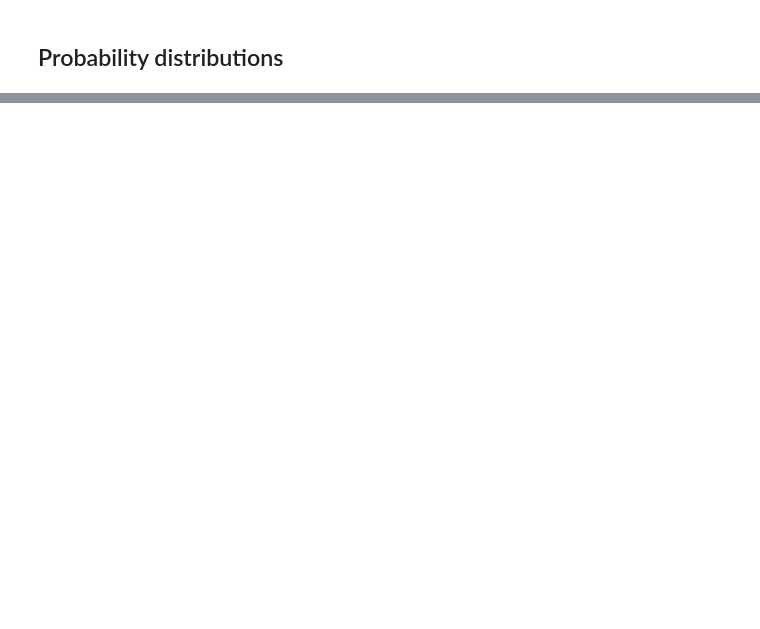
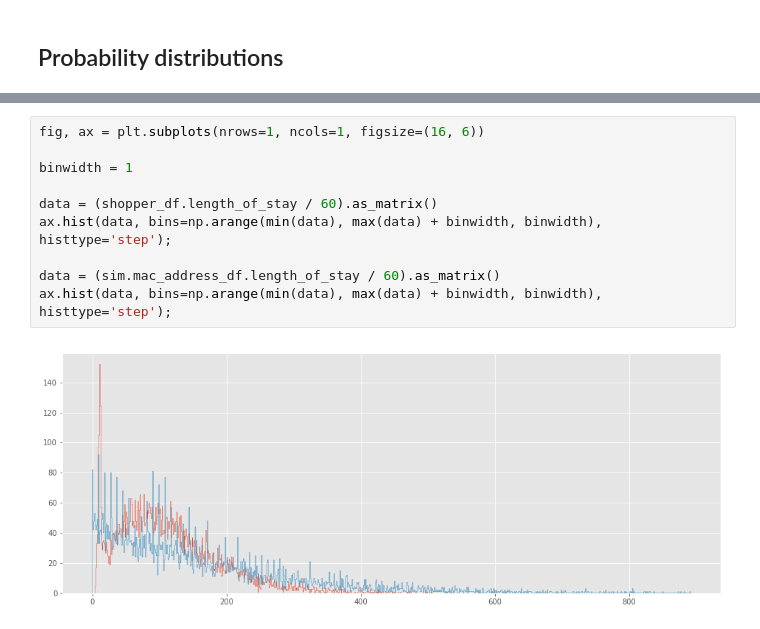
Before and after one commit to Beaulieu318/msci-complexity-project, a Jupyter notebook: msci/modelling/network/animate_simulation.ipynb, the cells around one changed output, grey strips where cells are left out. Drawn from its saved outputs; the diff is of its cells as text; blank space fills up the shorter version.

```diff
--- a/msci/modelling/network/animate_simulation.ipynb
+++ b/msci/modelling/network/animate_simulation.ipynb
@@ -91,2 +146,14 @@ sim.mac_address_df.length_of_stay.hist(bins=50, ax=ax)
+# %%
+fig, ax = plt.subplots(nrows=1, ncols=1, figsize=(16, 6))
+
+binwidth = 1
+
+data = (shopper_df.length_of_stay / 60).as_matrix()
+ax.hist(data, bins=np.arange(min(data), max(data) + binwidth, binwidth), histtype='step');
+
+data = (sim.mac_address_df.length_of_stay / 60).as_matrix()
+ax.hist(data, bins=np.arange(min(data), max(data) + binwidth, binwidth), histtype='step');
+# %% [output]
+[figure, added]
 # %%
 fig, ax = plt.subplots(nrows=1, ncols=1, figsize=(16, 6))
```
Also changed, not shown: parts of 41 cells of this notebook, 4 other files.
